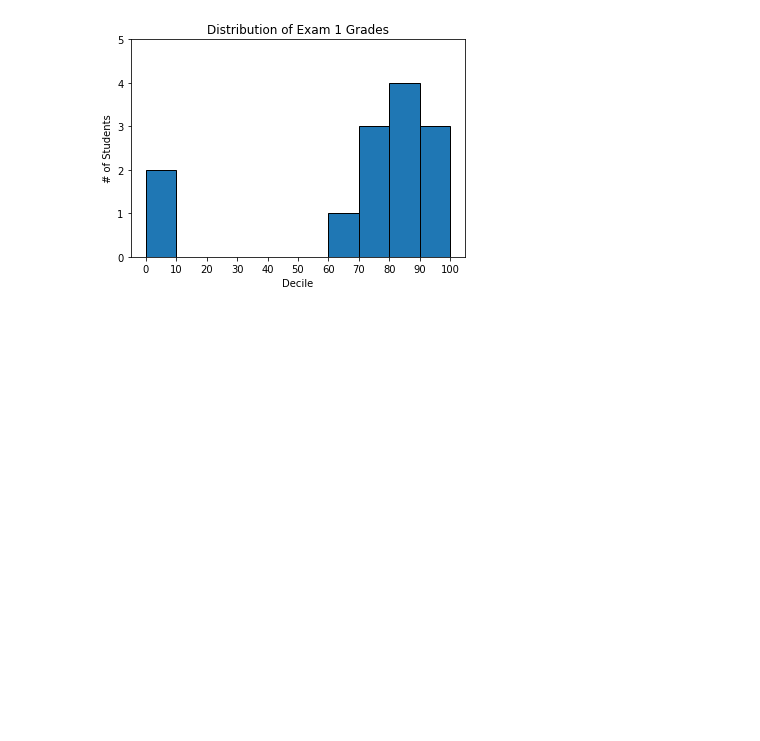
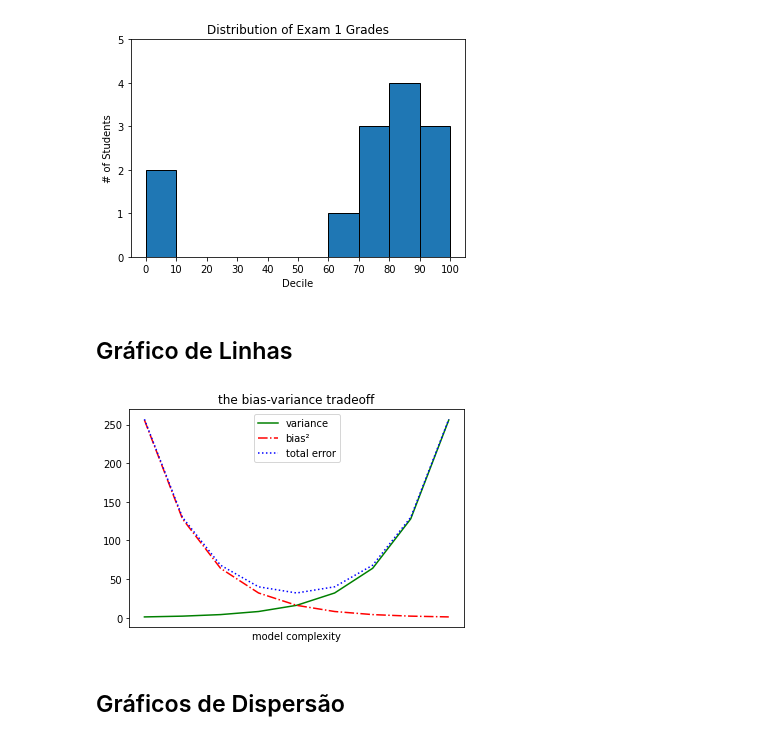
Before and after one commit to brunoxz10/data-science-do-zero, a Jupyter notebook: anotacoes.ipynb, the cells around one changed output. Drawn from its saved outputs; the diff is of its cells as text; code cells hidden in the pictures; blank space fills up the shorter version.

Commit message:
Segundo commit, terminando as anotações do capítulo 3 que fala sobre gráficos

```diff
--- a/anotacoes.ipynb
+++ b/anotacoes.ipynb
@@ -62,3 +62,28 @@ plt.title('Distribution of Exam 1 Grades')
 plt.show()
 # %% [output]
 [figure]
+# %% [markdown]
+## Gráfico de Linhas
+# %%
+variance = [1, 2, 4, 8, 16, 32, 64, 128, 256]
+bias_squared = [256, 128, 64, 32, 16, 8, 4, 2, 1]
+total_error = [x + y for x, y in zip(variance, bias_squared)] # jeito legal de usar o zip
+# %%
+xs = [i for i, _ in enumerate(variance)]
+# %%
+# Podemos fazer várias chamadas para plt.plot para mostrar múltiplas séries no mesmo gráfico
+plt.plot(xs, variance, 'g-', label='variance')       # linha verde sólida
+plt.plot(xs, bias_squared, 'r-.', label='bias²')     # linha vermelha de ponto tracejado
+plt.plot(xs, total_error, 'b:', label='total error') # linha pontilhada azul
+
+# Como atribuímos rótulos a cada série, podemos criar uma legenda de graça (loc=9  -> 'top center')
+
+plt.legend(loc=9)
+plt.xlabel('model complexity')
+plt.xticks([])
+plt.title('the bias-variance tradeoff')
+plt.show()
+# %% [output]
+[figure, added]
+# %% [markdown]
+## Gráficos de Dispersão
```
Also changed, not shown: parts of 8 cells of this notebook.
